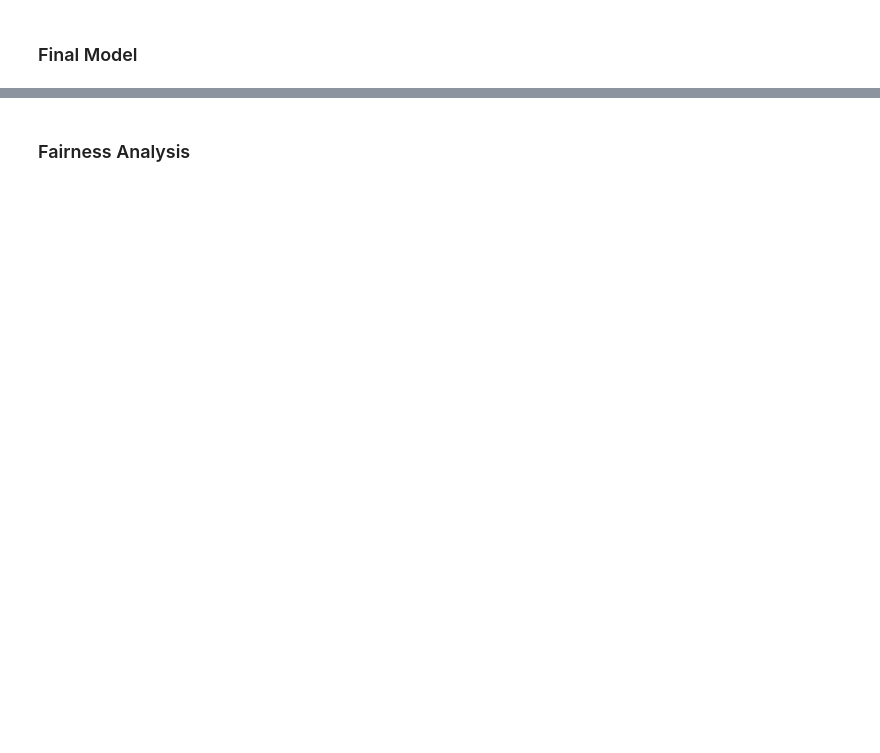
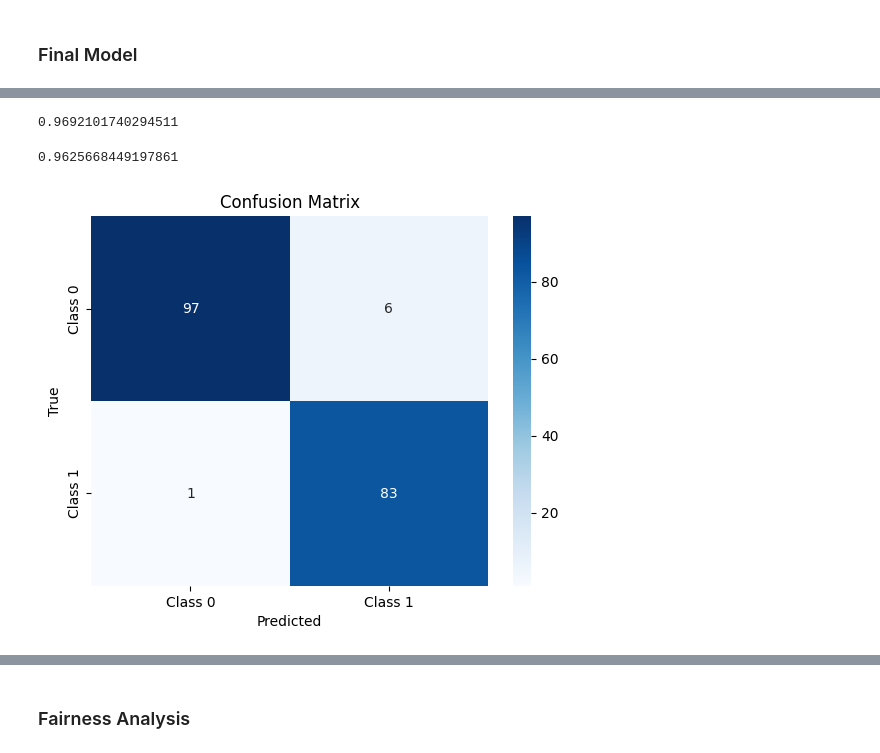
Before and after one commit to m1nce/wrmodel, a Jupyter notebook: 05-prediction/template.ipynb, the cells around one changed output, grey strips where cells are left out. Saved outputs shown, nothing was run; the diff lists cells and outputs as text; code cells hidden in the pictures; blank space fills up the shorter version.

```diff
--- a/05-prediction/template.ipynb
+++ b/05-prediction/template.ipynb
@@ -103,0 +129,19 @@ pl.score(X_test, y_test)
+# %%
+X = final_df.drop(columns='result')
+y = final_df['result']
+X_train, X_test, y_train, y_test = train_test_split(X, y, test_size=0.2, random_state=1)
+# %%
+preproc = ColumnTransformer(
+    transformers=[
+        ('5towers', Binarizer(threshold=4), ['towers']),
+        ('stdscaler', StandardScaler(), ['team kpm', 'dpm', 'earned gpm'])
+    ],
+    remainder='passthrough' # Specify what to do with all other columns ('total_bill' here) – drop or passthrough.
+)
+# %%
+pl = Pipeline([
+    ('preprocessor', preproc),
+    ('clf', DecisionTreeClassifier(max_depth=3))
+])
+# %%
+pl.fit(X_train, y_train)
@@ -103,0 +158,19 @@ pl.score(X_test, y_test)
+# %%
+pl.score(X_train, y_train)
+# %% [output]
+0.9692101740294511
+# %%
+pl.score(X_test, y_test)
+# %% [output]
+0.9625668449197861
+# %%
+conf_matrix = confusion_matrix(y_test, pl.predict(X_test))
+sns.heatmap(conf_matrix, annot=True, fmt="d", cmap="Blues",
+            xticklabels=['Class 0', 'Class 1'],
+            yticklabels=['Class 0', 'Class 1'])
+plt.title('Confusion Matrix')
+plt.xlabel('Predicted')
+plt.ylabel('True')
+plt.show()
+# %% [output]
+[figure, added]
```
Also changed, not shown: parts of 14 cells of this notebook, 2 other files.
